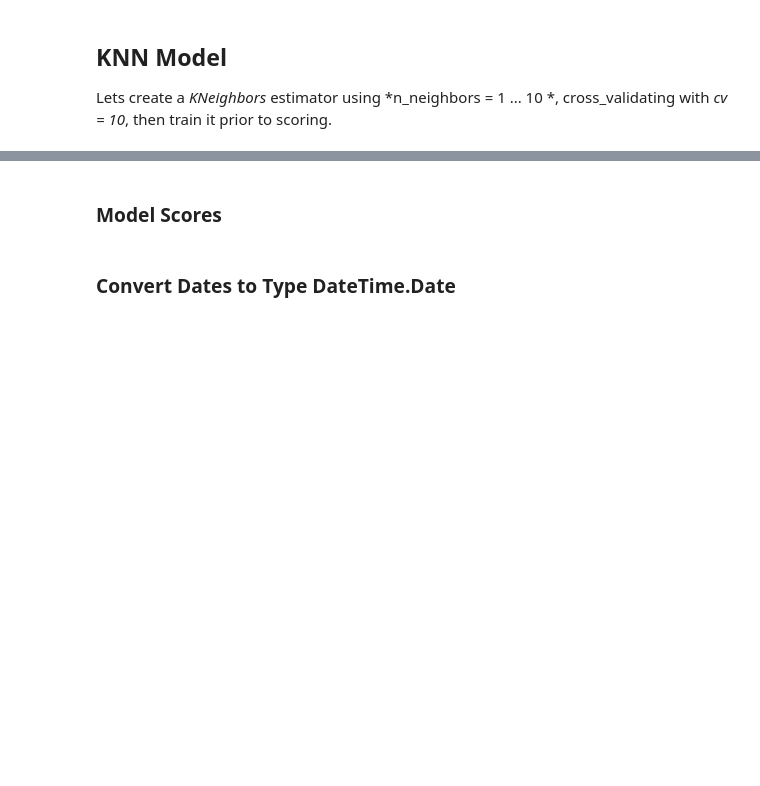
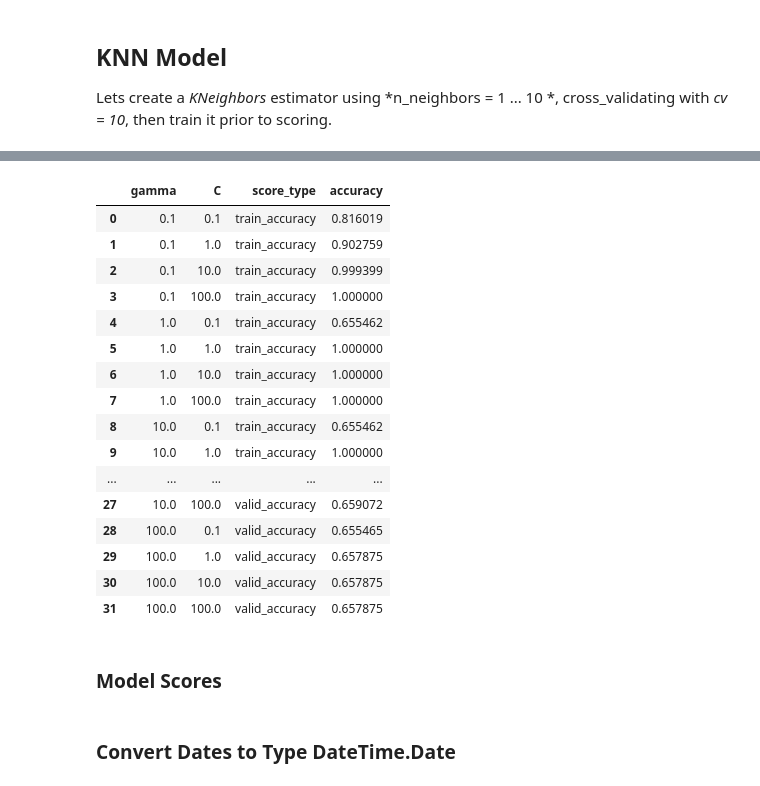
Before and after one commit to Dipto9999/intro-ml-students, a Jupyter notebook: release/final_project/final_project.ipynb, the cells around one changed output, grey strips where cells are left out. Cells and saved outputs as stored; diff of their text form; code cells hidden in the pictures; blank space fills up the shorter version.

```diff
--- a/release/final_project/final_project.ipynb
+++ b/release/final_project/final_project.ipynb
@@ -379,0 +620,27 @@ display(param_scores)
+# %%
+svc_plot_df = pd.melt(
+    frame = results_df,
+    id_vars = ['gamma', 'C'],
+    var_name = 'score_type', value_name = 'accuracy',
+    value_vars = ['train_accuracy', 'valid_accuracy']
+)
+
+display(svc_plot_df)
+# %% [output]
+|  | gamma | C | score_type | accuracy |
+| 0 | 0.1 | 0.1 | train_accuracy | 0.816019 |
+| 1 | 0.1 | 1.0 | train_accuracy | 0.902759 |
+| 2 | 0.1 | 10.0 | train_accuracy | 0.999399 |
+| 3 | 0.1 | 100.0 | train_accuracy | 1.000000 |
+| 4 | 1.0 | 0.1 | train_accuracy | 0.655462 |
+| 5 | 1.0 | 1.0 | train_accuracy | 1.000000 |
+| 6 | 1.0 | 10.0 | train_accuracy | 1.000000 |
+| 7 | 1.0 | 100.0 | train_accuracy | 1.000000 |
+| 8 | 10.0 | 0.1 | train_accuracy | 0.655462 |
+| 9 | 10.0 | 1.0 | train_accuracy | 1.000000 |
+| ... | ... | ... | ... | ... |
+| 27 | 10.0 | 100.0 | valid_accuracy | 0.659072 |
+| 28 | 100.0 | 0.1 | valid_accuracy | 0.655465 |
+| 29 | 100.0 | 1.0 | valid_accuracy | 0.657875 |
+| 30 | 100.0 | 10.0 | valid_accuracy | 0.657875 |
+| 31 | 100.0 | 100.0 | valid_accuracy | 0.657875 |
```
Also changed, not shown: parts of 38 cells of this notebook.
